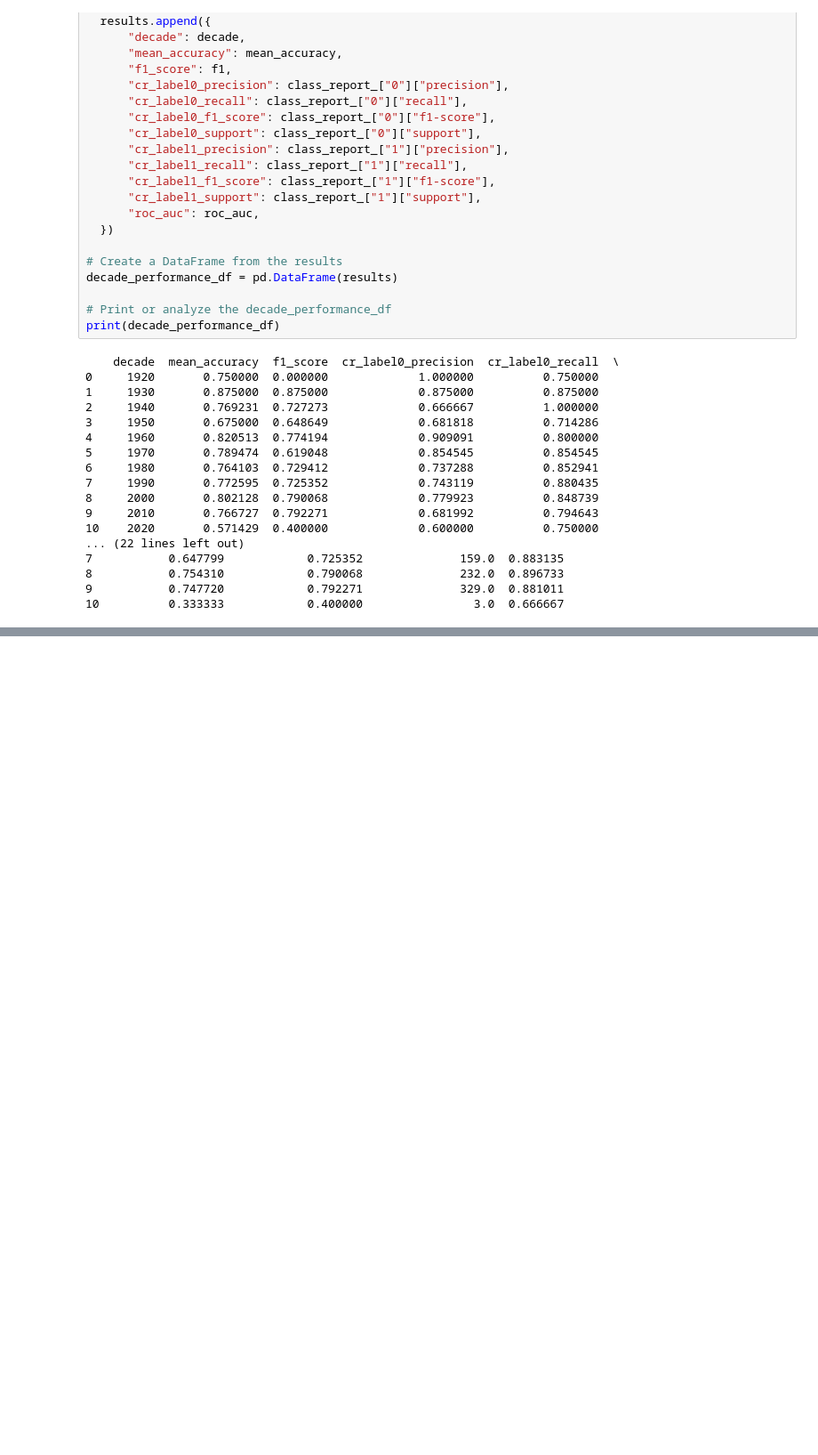
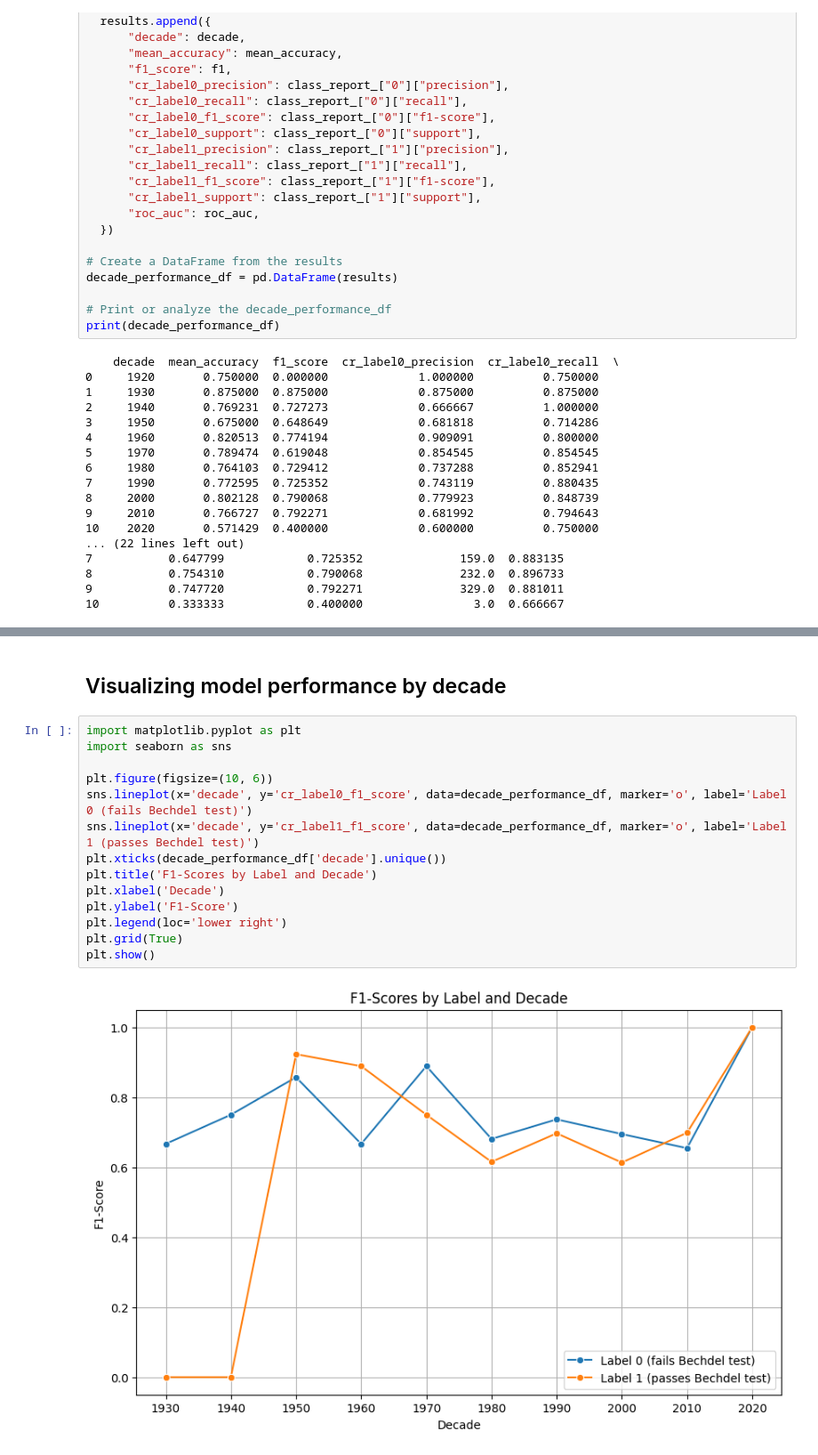
Before and after one commit to sigridbom/NLP_exam, a Jupyter notebook: 3_model_selection/BoW_and_tf_idf_LINUS.ipynb, the cells around one changed output, grey strips where cells are left out. Shown at 89% size. Cells and saved outputs as stored; diff of their text form; blank space fills up the shorter version.

Commit message:
updating plots

```diff
--- a/3_model_selection/BoW_and_tf_idf_LINUS.ipynb
+++ b/3_model_selection/BoW_and_tf_idf_LINUS.ipynb
@@ -1184,0 +1082,18 @@ plt.show()
+# %% [markdown]
+## Visualizing model performance by decade
+# %%
+import matplotlib.pyplot as plt
+import seaborn as sns
+
+plt.figure(figsize=(10, 6))
+sns.lineplot(x='decade', y='cr_label0_f1_score', data=decade_performance_df, marker='o', label='Label 0 (fails Bechdel test)')
+sns.lineplot(x='decade', y='cr_label1_f1_score', data=decade_performance_df, marker='o', label='Label 1 (passes Bechdel test)')
+plt.xticks(decade_performance_df['decade'].unique())
+plt.title('F1-Scores by Label and Decade')
+plt.xlabel('Decade')
+plt.ylabel('F1-Score')
+plt.legend(loc='lower right')
+plt.grid(True)
+plt.show()
+# %% [output]
+[figure, added]
```
Also changed, not shown: parts of 2 cells of this notebook.
